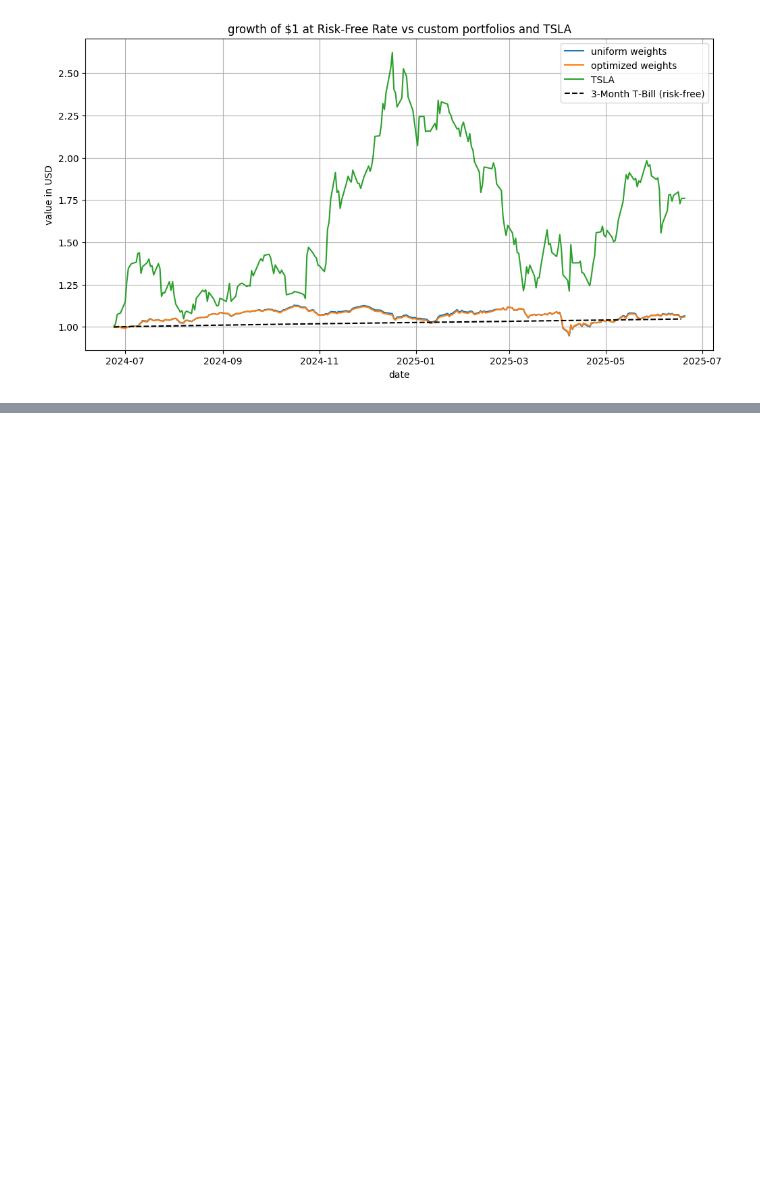
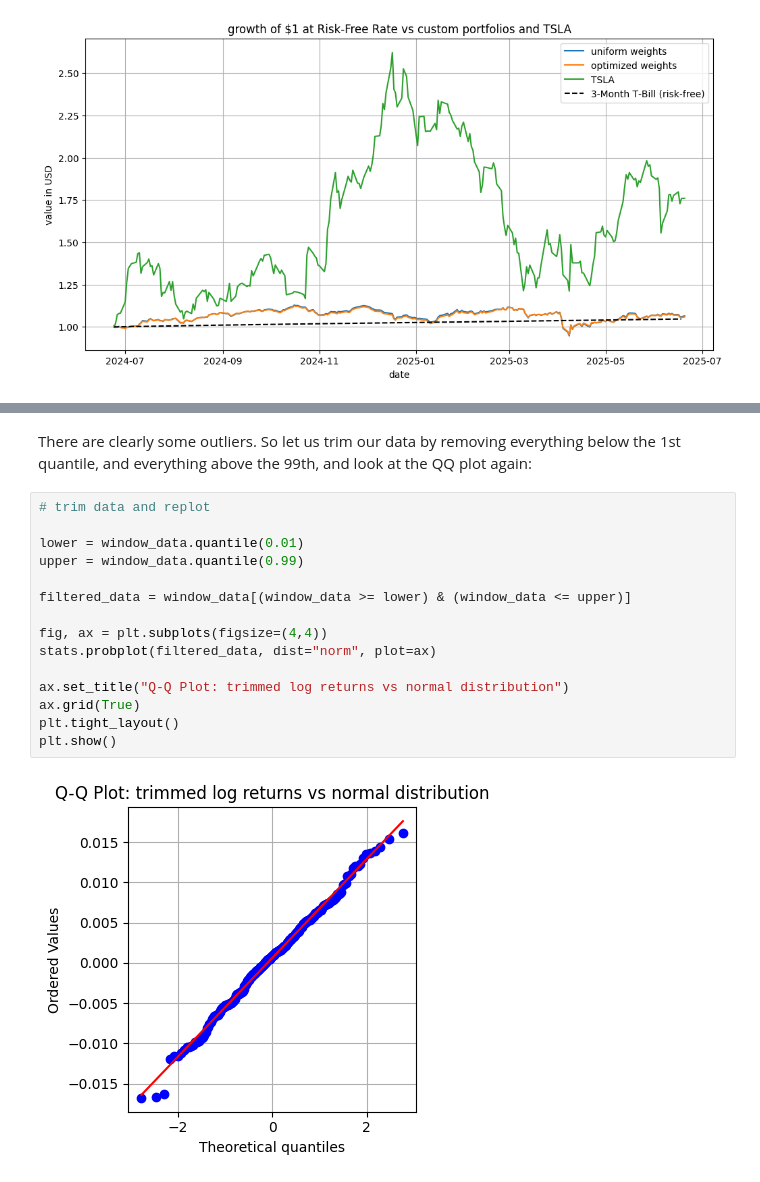
Before and after one commit to aleksmilivojevic/QF-miniprojects, a Jupyter notebook: main.ipynb, the cells around one changed output, grey strips where cells are left out. Saved outputs shown, nothing was run; the diff lists cells and outputs as text; blank space fills up the shorter version.

```diff
--- a/main.ipynb
+++ b/main.ipynb
@@ -479,0 +575,19 @@ plt.show()
+# %% [markdown]
+There are clearly some outliers. So let us trim our data by removing everything below the 1st quantile, and everything above the 99th, and look at the QQ plot again:
+# %%
+# trim data and replot
+
+lower = window_data.quantile(0.01)
+upper = window_data.quantile(0.99)
+
+filtered_data = window_data[(window_data >= lower) & (window_data <= upper)]
+
+fig, ax = plt.subplots(figsize=(4,4))
+stats.probplot(filtered_data, dist="norm", plot=ax)
+
+ax.set_title("Q-Q Plot: trimmed log returns vs normal distribution")
+ax.grid(True)
+plt.tight_layout()
+plt.show()
+# %% [output]
+[figure, added]
```
Also changed, not shown: parts of 57 cells of this notebook.
